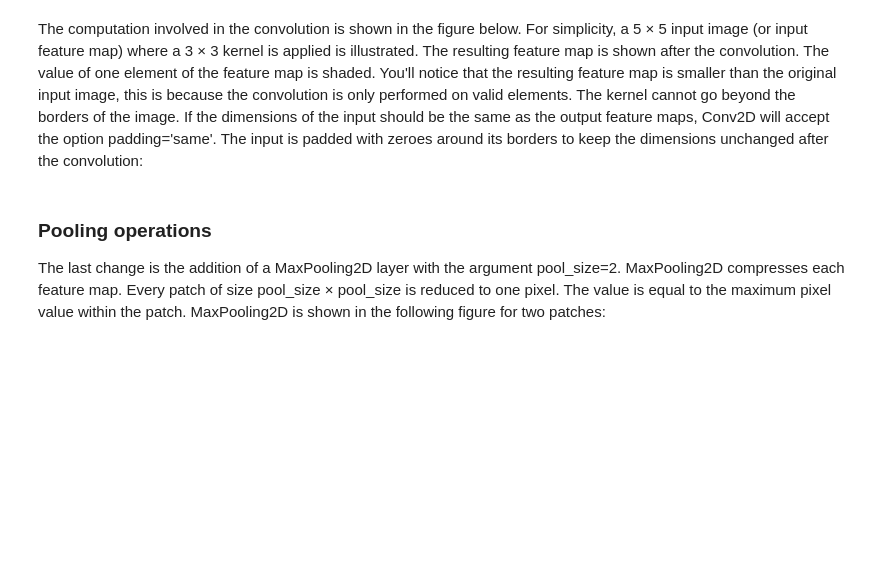
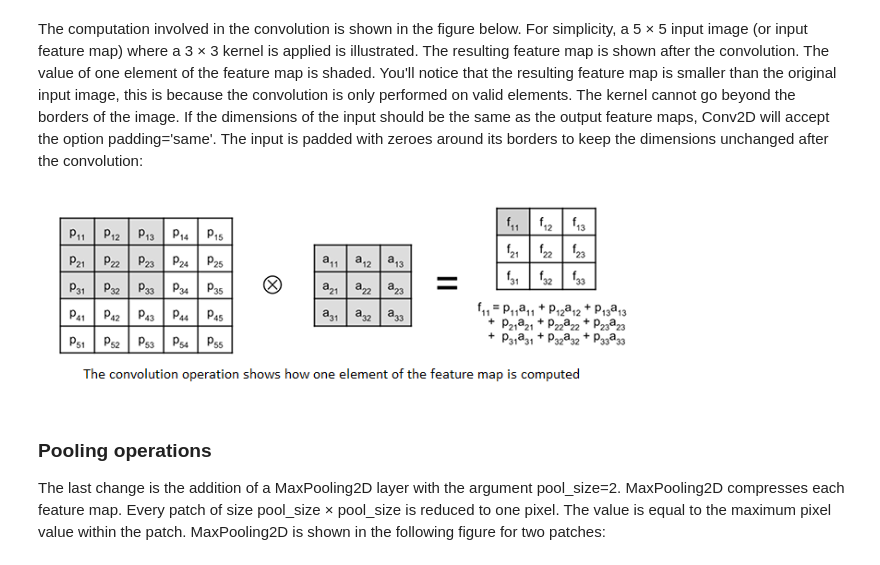
Before and after one commit to Nagaganesh21/Keras, a Jupyter notebook: keras/DeepTutorial.ipynb, the cells around one changed output. Saved outputs shown, nothing was run; the diff lists cells and outputs as text; code cells hidden in the pictures; blank space fills up the shorter version.

```diff
--- a/keras/DeepTutorial.ipynb
+++ b/keras/DeepTutorial.ipynb
@@ -364,6 +366,11 @@ performed on valid elements. The kernel cannot go beyond the borders of the imag
 If the dimensions of the input should be the same as the output feature maps, Conv2D
 will accept the option padding='same'. The input is padded with zeroes around its
 borders to keep the dimensions unchanged after the convolution:
+# %%
+path = 'D:\\ml_code\\keras\\images\\44A_2.png'
+Image(filename=path,width = 600,height=600)
+# %% [output]
+[figure, added]
 # %% [markdown]
 ### Pooling operations
 The last change is the addition of a MaxPooling2D layer with the argument
```
Also changed, not shown: parts of 2 cells of this notebook.
